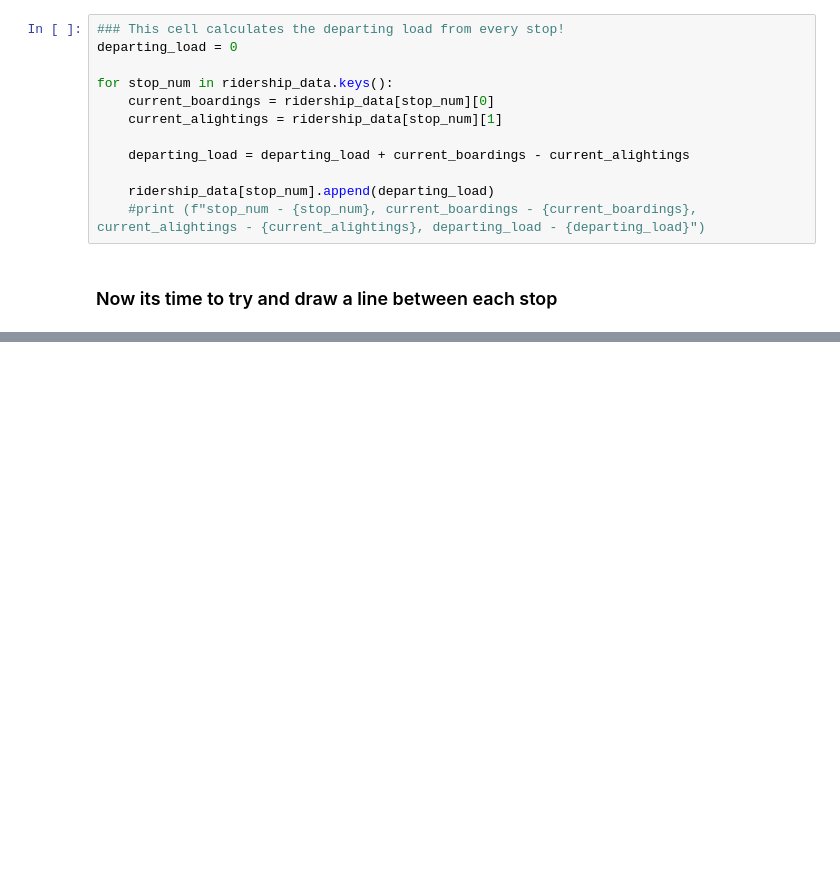
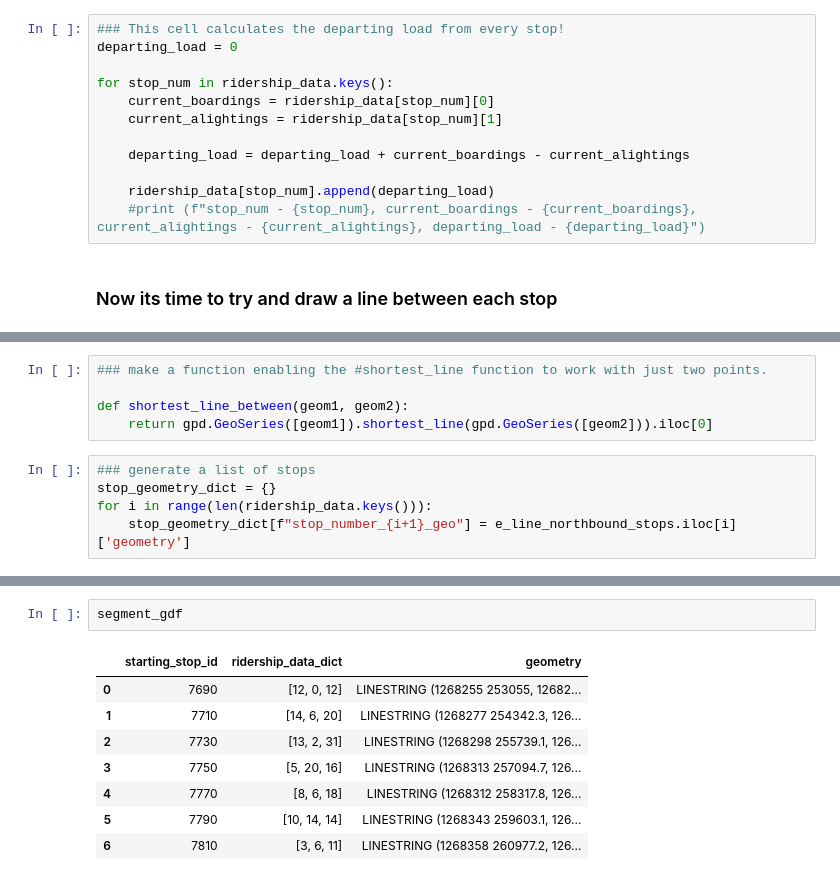
Before and after one commit to amschechter/Sankey_Overlay, a Jupyter notebook: Sankey_Overlay_Attempt.ipynb, the cells around one changed output, grey strips where cells are left out. Drawn from its saved outputs; the diff is of its cells as text; blank space fills up the shorter version.

```diff
--- a/Sankey_Overlay_Attempt.ipynb
+++ b/Sankey_Overlay_Attempt.ipynb
@@ -170,0 +71,10 @@ first_segment.explore()
+# %%
+### make a function enabling the #shortest_line function to work with just two points.
+
+def shortest_line_between(geom1, geom2):
+    return gpd.GeoSeries([geom1]).shortest_line(gpd.GeoSeries([geom2])).iloc[0]
+# %%
+### generate a list of stops
+stop_geometry_dict = {}
+for i in range(len(ridership_data.keys())):
+    stop_geometry_dict[f"stop_number_{i+1}_geo"] = e_line_northbound_stops.iloc[i]['geometry']
@@ -170,0 +103,11 @@ first_segment.explore()
+# %%
+segment_gdf
+# %% [output]
+|  | starting_stop_id | ridership_data_dict | geometry |
+| 0 | 7690 | [12, 0, 12] | LINESTRING (1268255 253055, 12682... |
+| 1 | 7710 | [14, 6, 20] | LINESTRING (1268277 254342.3, 126... |
+| 2 | 7730 | [13, 2, 31] | LINESTRING (1268298 255739.1, 126... |
+| 3 | 7750 | [5, 20, 16] | LINESTRING (1268313 257094.7, 126... |
+| 4 | 7770 | [8, 6, 18] | LINESTRING (1268312 258317.8, 126... |
+| 5 | 7790 | [10, 14, 14] | LINESTRING (1268343 259603.1, 126... |
+| 6 | 7810 | [3, 6, 11] | LINESTRING (1268358 260977.2, 126... |
```
Also changed, not shown: parts of 34 cells of this notebook.
